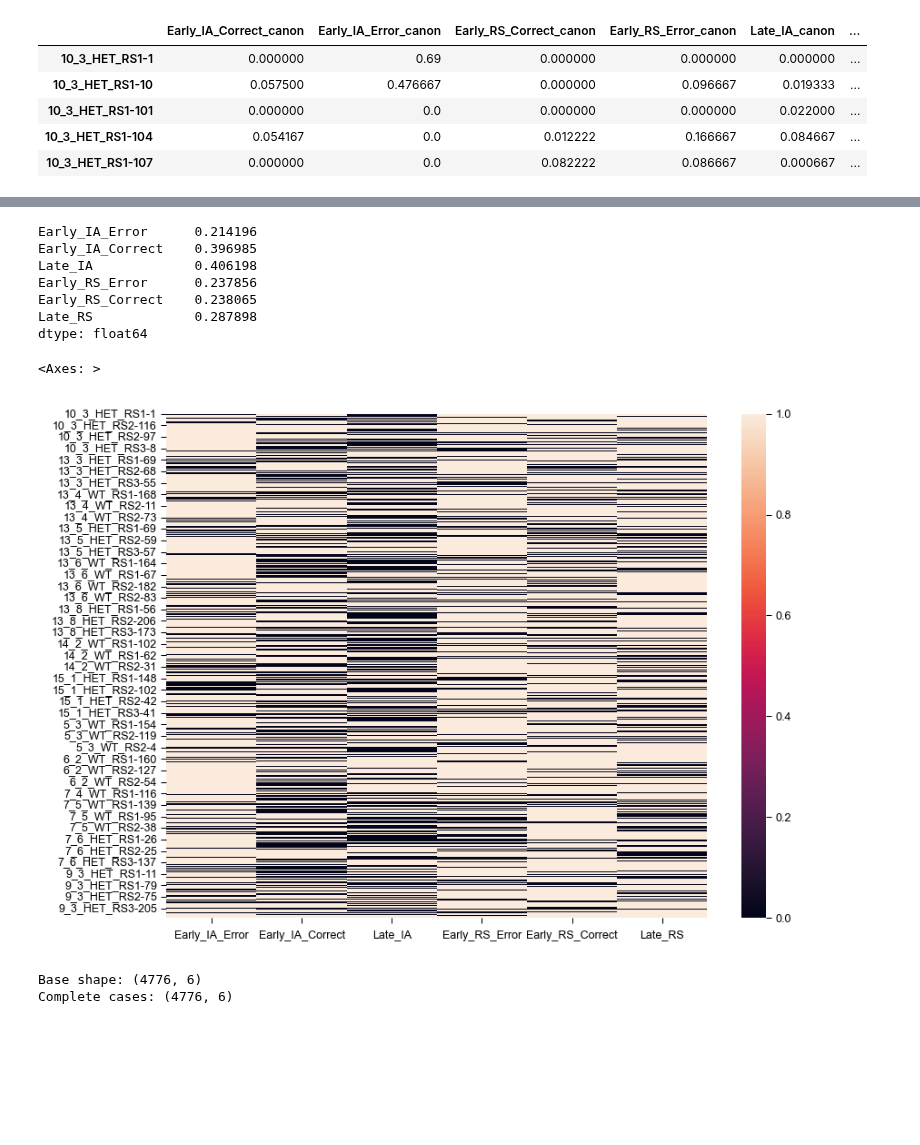
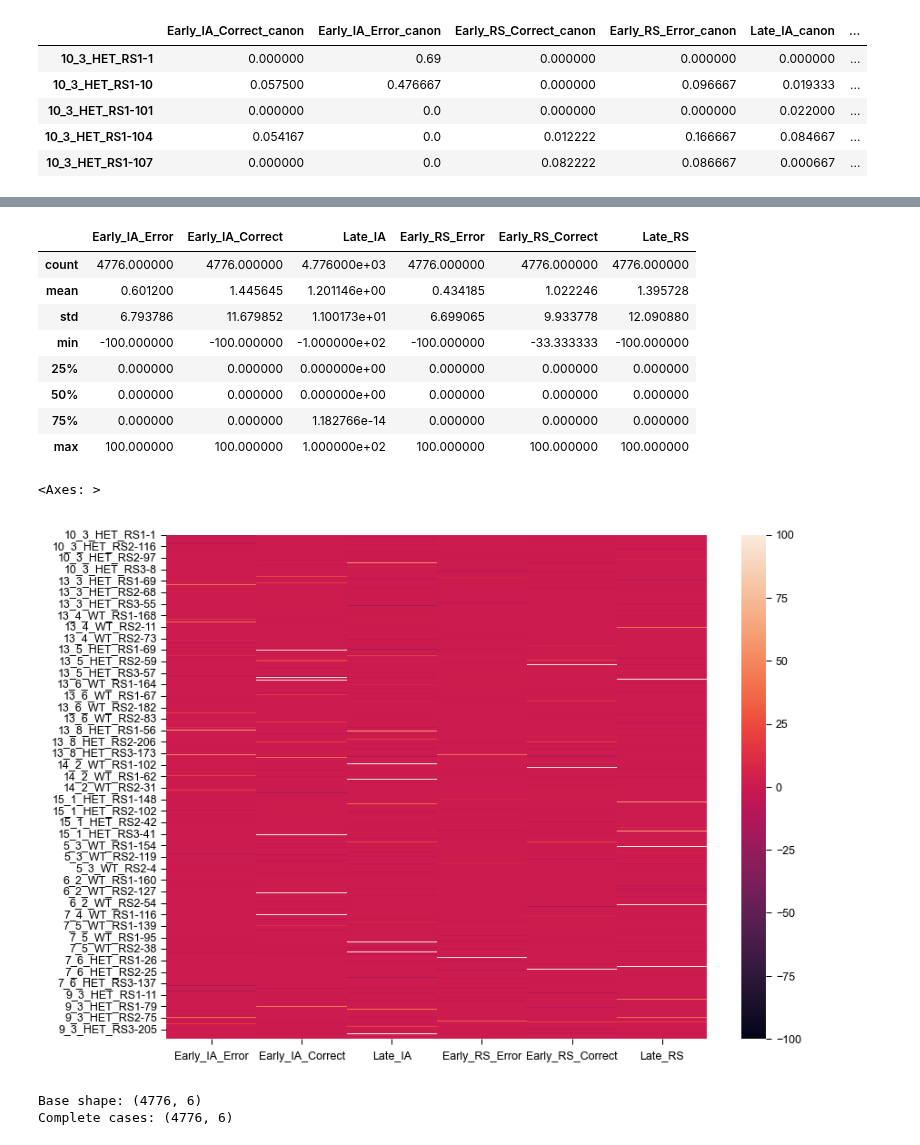
Before and after one commit to cjohnsoncruz/dlx56_mPFC_1p_SohalLab, a Jupyter notebook: code/preprocess matlab data v6_modular.ipynb, the cells around one changed output, grey strips where cells are left out. Cells and saved outputs as stored; diff of their text form; code cells hidden in the pictures; blank space fills up the shorter version.

```diff
--- a/code/preprocess matlab data v6_modular.ipynb
+++ b/code/preprocess matlab data v6_modular.ipynb
@@ -110,8 +110,13 @@ WindowsPath('C:/Users/13car/Dropbox/local_github_repos_personal/dlx56_mPFC_1p_So
 # %%
 #set parameters
 data_types = ['spikes', 'dff']
-data_type_used = data_types[1] #OR, 'dff'
+data_type_used = data_types[0] #OR, 'dff'
 run_activity_enrichment = True
+#normalization
+if data_type_used== 'spikes':
+    normalize = 'min_max'
+normalize = config['preprocessing']['normalization']
+print(f"Applying normalization: {normalize}")
 # %%
 #get all dataset names
 content_names = [f for f in source_dataset_location.glob('**/*') if "object" in f.name] #verify you are using the correct number of dataset
@@ -1077,8 +1109,9 @@ spike_mean_concat.head()
 # %%
 diff_cols = {}
 for s in stage_names:
-
-    diff_cols[s] = spike_mean_concat[s+"_canon"]- spike_mean_concat[s+"_new"]
+    diff_cols[s] = (spike_mean_concat[s+"_canon"]- spike_mean_concat[s+"_new"]).astype(float)
+    non_zero_rows = diff_cols[s] != 0
+    diff_cols[s] [non_zero_rows]= 100*diff_cols[s][non_zero_rows] / spike_mean_concat.loc[non_zero_rows, s+"_canon"].astype(float)
 canon_less_new_mean= pd.DataFrame(diff_cols)
 canon_less_new_mean
 # %% [output]
@@ -1097,19 +1130,21 @@ canon_less_new_mean
 4776 rows × 6 columns
 # %%
-1-(canon_less_new_mean.astype(float) == 0).mean()
+canon_less_new_mean.describe()
 # %% [output]
-Early_IA_Error      0.214196
-Early_IA_Correct    0.396985
-Late_IA             0.406198
-Early_RS_Error      0.237856
-Early_RS_Correct    0.238065
-Late_RS             0.287898
-dtype: float64
+|  | Early_IA_Error | Early_IA_Correct | Late_IA | Early_RS_Error | Early_RS_Correct | Late_RS |
+| count | 4776.000000 | 4776.000000 | 4.776000e+03 | 4776.000000 | 4776.000000 | 4776.000000 |
+| mean | 0.601200 | 1.445645 | 1.201146e+00 | 0.434185 | 1.022246 | 1.395728 |
+| std | 6.793786 | 11.679852 | 1.100173e+01 | 6.699065 | 9.933778 | 12.090880 |
+| min | -100.000000 | -100.000000 | -1.000000e+02 | -100.000000 | -33.333333 | -100.000000 |
+| 25% | 0.000000 | 0.000000 | 0.000000e+00 | 0.000000 | 0.000000 | 0.000000 |
+| 50% | 0.000000 | 0.000000 | 0.000000e+00 | 0.000000 | 0.000000 | 0.000000 |
+| 75% | 0.000000 | 0.000000 | 1.182766e-14 | 0.000000 | 0.000000 | 0.000000 |
+| max | 100.000000 | 100.000000 | 1.000000e+02 | 100.000000 | 100.000000 | 100.000000 |
 # %%
-sns.heatmap(canon_less_new_mean.astype(float) == 0)
+sns.heatmap(canon_less_new_mean.astype(float))
 # %% [output]
 <Axes: >
-[figure, old version]
+[figure, new version]
 # %%
 canon_spikes_df, canon_umap_spikes_model = run_umap_with_stage_labels( canon_spike_umap_input, stage_names, n_neighbors=15, min_dist=0.2, metric=metric,random_state=42)
 
```
Also changed, not shown: parts of 4 cells of this notebook, 1 other file.
